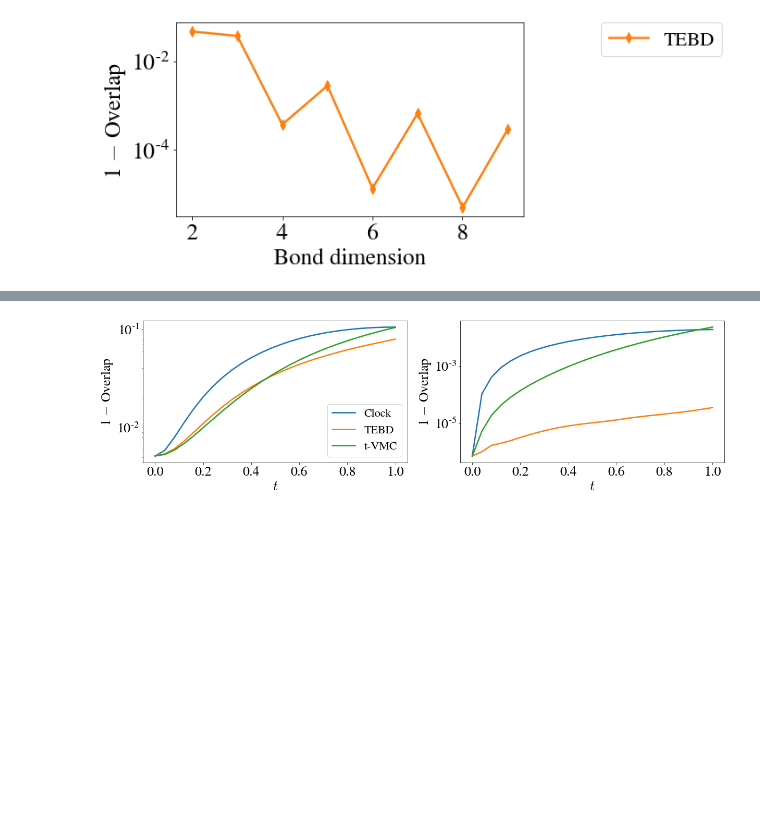
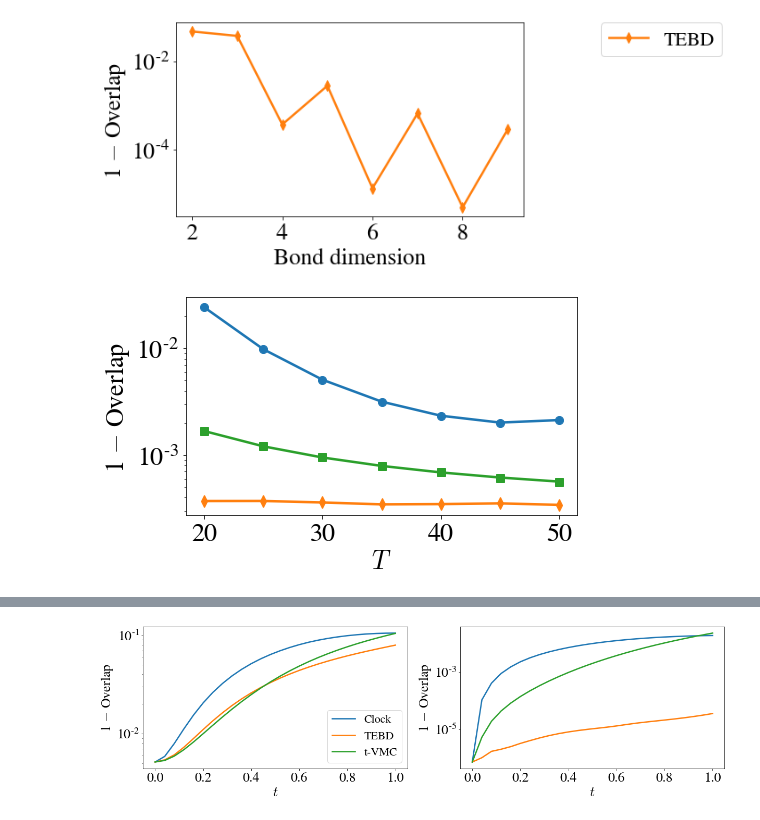
Before and after one commit to stavros11/Time-Evolution, a Jupyter notebook: mps_trotter.ipynb, the cells around one changed output, grey strips where cells are left out. Cells and saved outputs as stored; diff of their text form; code cells hidden in the pictures; blank space fills up the shorter version.

```diff
--- a/mps_trotter.ipynb
+++ b/mps_trotter.ipynb
@@ -207,3 +208,46 @@ plt.show()
 #plt.savefig("overlap_clock_tebd.pdf", bbox_inches='tight')
 # %% [output]
 [figure]
+# %%
+n_sites = 6
+h_init = 1.0
+h_ev = 0.5
+data_dir = "D:/ClockV2/histories"
+d_bond = 4
+
+time_steps_list = [20, 25, 30, 35, 40, 45, 50]
+overlaps = {"Clock": [], "TEBD": [], "t-VMC": []}
+for time_steps in time_steps_list:
+    t = np.linspace(0.0, 1.0, time_steps + 1)
+    dt = t[1] - t[0]
+    exact_state, exact_obs = utils.tfim_exact_evolution(n_sites, t[-1], time_steps, h0=h_init, h=h_ev)
+
+    trotter = mps_trotter.TFIM_TEBD(exact_state[0], d_bond, dt, h=h_ev)
+    trotter_state = trotter.dense_evolution(time_steps)
+    overlaps["TEBD"].append(utils.averaged_overlap(exact_state, trotter_state))
+
+    clock_hist = h5py.File("{}/N={}/allstates_mpsD{}_N{}M{}.h5py".format(data_dir, n_sites, d_bond, n_sites, time_steps), "r")
+    overlaps["Clock"].append(clock_hist["avg_overlaps"][-1])
+    clock_hist.close()
+
+    if time_steps == 20:
+        tvmc_hist = h5py.File("{}/N={}/tvmc_allstates_mpsd2_8_N{}M{}.h5py".format(data_dir, n_sites, n_sites, time_steps), "r")
+    else:
+        tvmc_hist = h5py.File("{}/N={}/tvmc_allstates_mpsd2_6_N{}M{}.h5py".format(data_dir, n_sites, n_sites, time_steps), "r")
+    overlaps["t-VMC"].append(tvmc_hist["avg_overlaps"][d_bond - 2])
+    tvmc_hist.close()
+
+
+plt.figure(figsize=(7, 4))
+#plt.title("MPS, $N={}$, $T={}$".format(n_sites, time_steps))
+plot_list = [("Clock", "o", cp[0]), ("TEBD", "d", cp[1]), ("t-VMC", "s", cp[2])]
+for k, m, c in plot_list:
+    plt.semilogy(time_steps_list, 1 - np.array(overlaps[k]), color=c, marker=m, markersize=8, linewidth=2.5, label=k)
+plt.xlabel("$T$")
+plt.ylabel("1 $-$ Overlap")
+#plt.legend(loc='upper right', bbox_to_anchor=(1.2, 1.6), fontsize=22)
+#plt.legend(loc='upper right', bbox_to_anchor=(1.6, 1.05), fontsize=22)
+#plt.show()
+plt.savefig("overlap_time_steps_clock_tebd_tvmc.pdf", bbox_inches='tight')
+# %% [output]
+[figure, added]
```
Also changed, not shown: parts of 5 cells of this notebook.
